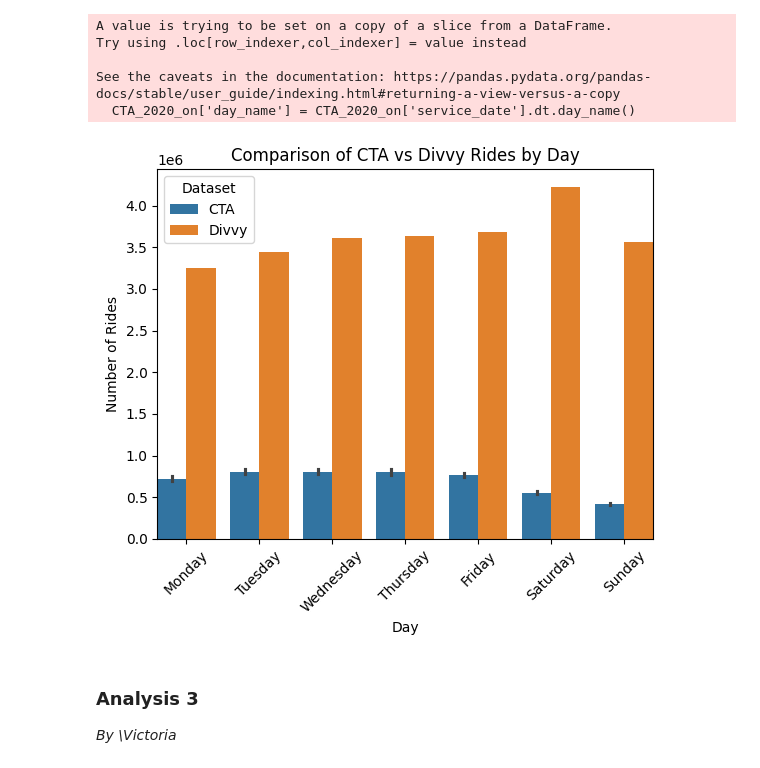
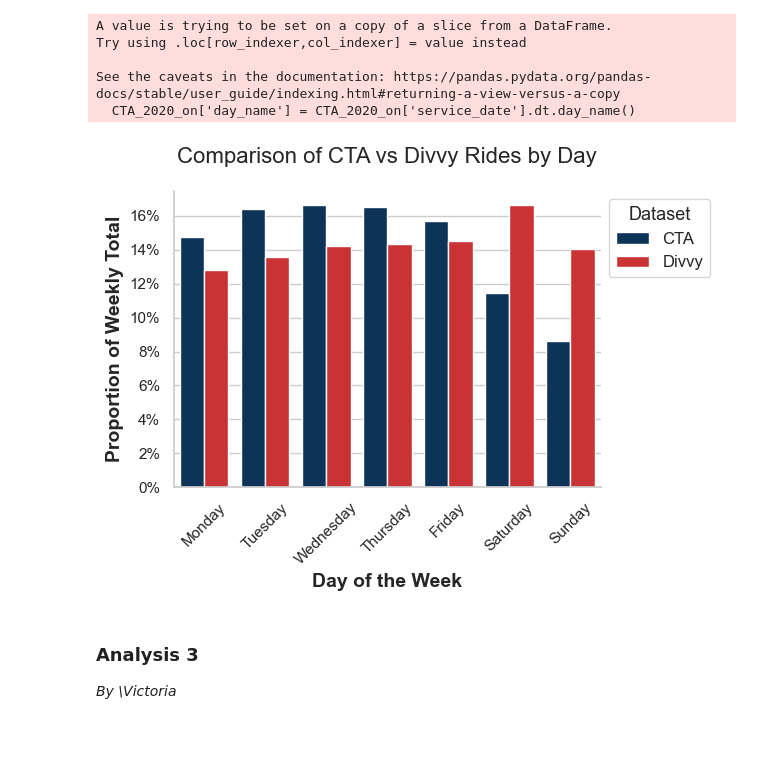
Before and after one commit to JonasGoldberg18/STAT303_Final_Project, a Jupyter notebook: Project Code Template.ipynb, the cells around one changed output. Cells and saved outputs as stored; diff of their text form; code cells hidden in the pictures; blank space fills up the shorter version.

```diff
--- a/Project Code Template.ipynb
+++ b/Project Code Template.ipynb
@@ -679,11 +700,0 @@ plt.show();
-# %%
-#CTA DATA
-CTA['total_rides'] = pd.to_numeric(CTA['total_rides'].astype(str).str.replace(',', ''), errors='coerce')
-CTA['bus'] = pd.to_numeric(CTA['bus'].astype(str).str.replace(',', ''), errors='coerce')
-CTA['rail_boardings'] = pd.to_numeric(CTA['rail_boardings'].astype(str).str.replace(',', ''), errors='coerce')
-CTA['service_date'] = pd.to_datetime(CTA['service_date'])
-CTA['year'] = CTA['service_date'].dt.year
-CTA['month_year'] = CTA['service_date'].dt.to_period('M')
-CTA['month_year'] = CTA['month_year'].dt.to_timestamp()
-CTA_2020_on = CTA[CTA['year'] >= 2020]
-CTA_monthly = CTA_2020_on.groupby('month_year', as_index=False)['total_rides'].sum()
@@ -746,14 +758,18 @@ plt.show();
 # %%
 #Day of the week Analysis
 CTA_2020_on['day_name'] = CTA_2020_on['service_date'].dt.day_name()
-CTA_Day_data = CTA_2020_on[['day_name', 'total_rides']].copy()
-CTA_Day_data.columns = ['day_name', 'Rides']
-CTA_Day_data['Dataset'] = 'CTA'
+CTA_grouped = CTA_2020_on.groupby('day_name')['total_rides'].sum().reset_index()
+CTA_grouped['Proportion'] = CTA_grouped['total_rides'] / CTA_grouped['total_rides'].sum()
+CTA_grouped['Dataset'] = 'CTA'
+CTA_Day_data = CTA_grouped[['day_name', 'Proportion', 'Dataset']]
+
 divvy_data['day_name'] = divvy_data['started_at'].dt.day_name()
 divvy_counts = divvy_data.groupby('day_name').size().reset_index(name='count')
 divvy_Day_data = divvy_counts[['day_name', 'count']].copy()
 divvy_Day_data.columns = ['day_name', 'Rides']
+divvy_Day_data['Proportion'] = divvy_Day_data['Rides'] / divvy_Day_data['Rides'].sum()
 divvy_Day_data['Dataset'] = 'Divvy'
+divvy_Day_data = divvy_Day_data[['day_name', 'Proportion', 'Dataset']]
 combined_data = pd.concat([CTA_Day_data, divvy_Day_data])
 # %% [output]
 A value is trying to be set on a copy of a slice from a DataFrame.
@@ -764,20 +780,24 @@ See the caveats in the documentation: https://pandas.pydata.org/pandas-docs/stab
 # %%
 days_order = ['Monday', 'Tuesday', 'Wednesday', 'Thursday', 'Friday', 'Saturday', 'Sunday']
 
-sns.barplot(
+ax = sns.barplot(
     data=combined_data,
     x='day_name',
-    y='Rides',
+    y='Proportion',
     hue='Dataset',
-    order=days_order
+    order=days_order,
+    palette=colors
 )
-plt.title('Comparison of CTA vs Divvy Rides by Day')
-plt.ylabel('Number of Rides')
-plt.xlabel('Day')
+plt.title('Comparison of CTA vs Divvy Rides by Day', pad=20)
+plt.ylabel('Proportion of Weekly Total', fontweight='bold')
+plt.xlabel('Day of the Week', fontweight='bold')
 plt.xticks(rotation=45)
-plt.margins(x=0);
+ax.yaxis.set_major_formatter(plt.FuncFormatter(lambda y, _: '{:.0%}'.format(y)))
+plt.legend(title='Dataset', title_fontsize='13', bbox_to_anchor = (1,1))
+clean_spines(ax)
+plt.tight_layout();
 # %% [output]
-[figure, old version]
+[figure, new version]
 # %% [markdown]
 ### Analysis 3
 *By \Victoria*
```
Also changed, not shown: parts of 9 cells of this notebook.
